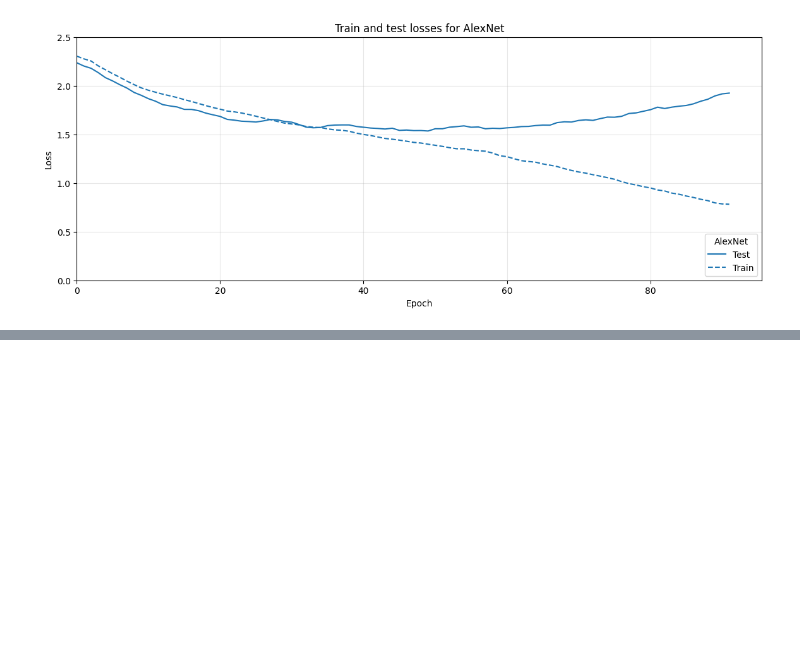
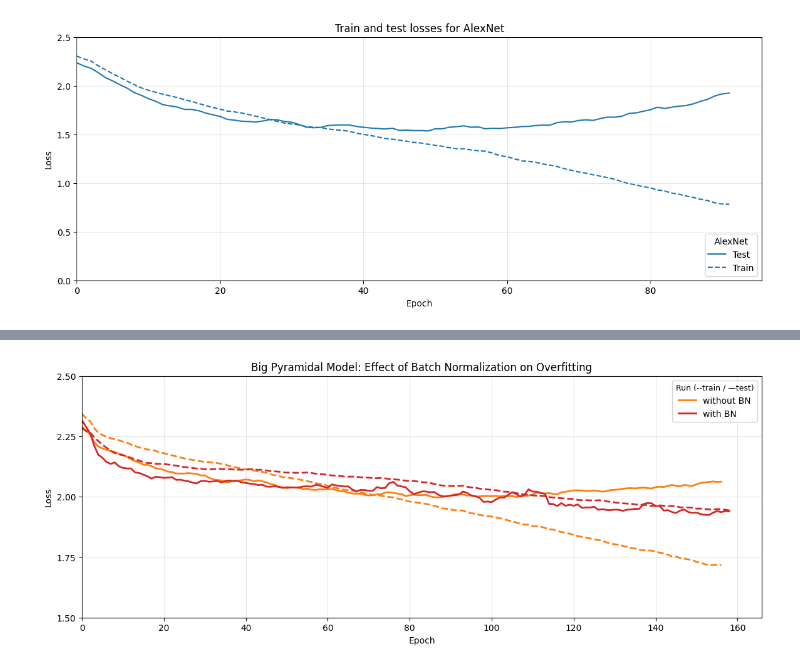
Before and after one commit to MCV-C3/project-team-6, a Jupyter notebook: Week2/report/plot_temp.ipynb, the cells around one changed output, grey strips where cells are left out. Saved outputs shown, nothing was run; the diff lists cells and outputs as text; code cells hidden in the pictures; blank space fills up the shorter version.

```diff
--- a/Week2/report/plot_temp.ipynb
+++ b/Week2/report/plot_temp.ipynb
@@ -305,0 +359,30 @@ plt.show()
+# %%
+# Plot train and test losses for Big pyramidal models to show BatchNorm effect on overfitting
+plt.figure(figsize=(14, 5))
+
+# Gran (Big) without BatchNorm (denormalized)
+plt.plot(df_pyramidal['Step'], smoothings.moving_average(df_pyramidal['Pyramidal gran_denormal - test_loss']),
+         label='without BN', color='tab:orange', linewidth=2)
+plt.plot(df_pyramidal['Step'], smoothings.moving_average(df_pyramidal['Pyramidal gran_denormal - train_loss']),
+         color='tab:orange', linestyle='--', linewidth=2)
+
+# Gran (Big) with BatchNorm (normalized)
+plt.plot(df_pyramidal['Step'], smoothings.moving_average(df_pyramidal['Pyramidal gran_normal - test_loss']),
+         label='with BN', color='tab:red', linewidth=2)
+plt.plot(df_pyramidal['Step'], smoothings.moving_average(df_pyramidal['Pyramidal gran_normal - train_loss']),
+         color='tab:red', linestyle='--', linewidth=2)
+
+handles, labels = plt.gca().get_legend_handles_labels()
+by_label = dict(zip(labels, handles))
+legend = plt.legend(by_label.values(), by_label.keys(), title="Run (--train / —test)", loc='upper right')
+plt.setp(legend.get_title(), fontsize=9)
+plt.title("Big Pyramidal Model: Effect of Batch Normalization on Overfitting")
+plt.ylabel("Loss")
+plt.xlabel("Epoch")
+plt.xlim(left=0)
+plt.ylim([1.5, 2.5])
+plt.yticks([1.5, 1.75, 2.0, 2.25, 2.5])
+plt.grid(True, alpha=0.3)
+plt.show()
+# %% [output]
+[figure, added]
```
Also changed, not shown: parts of 5 cells of this notebook, 4 other files.
